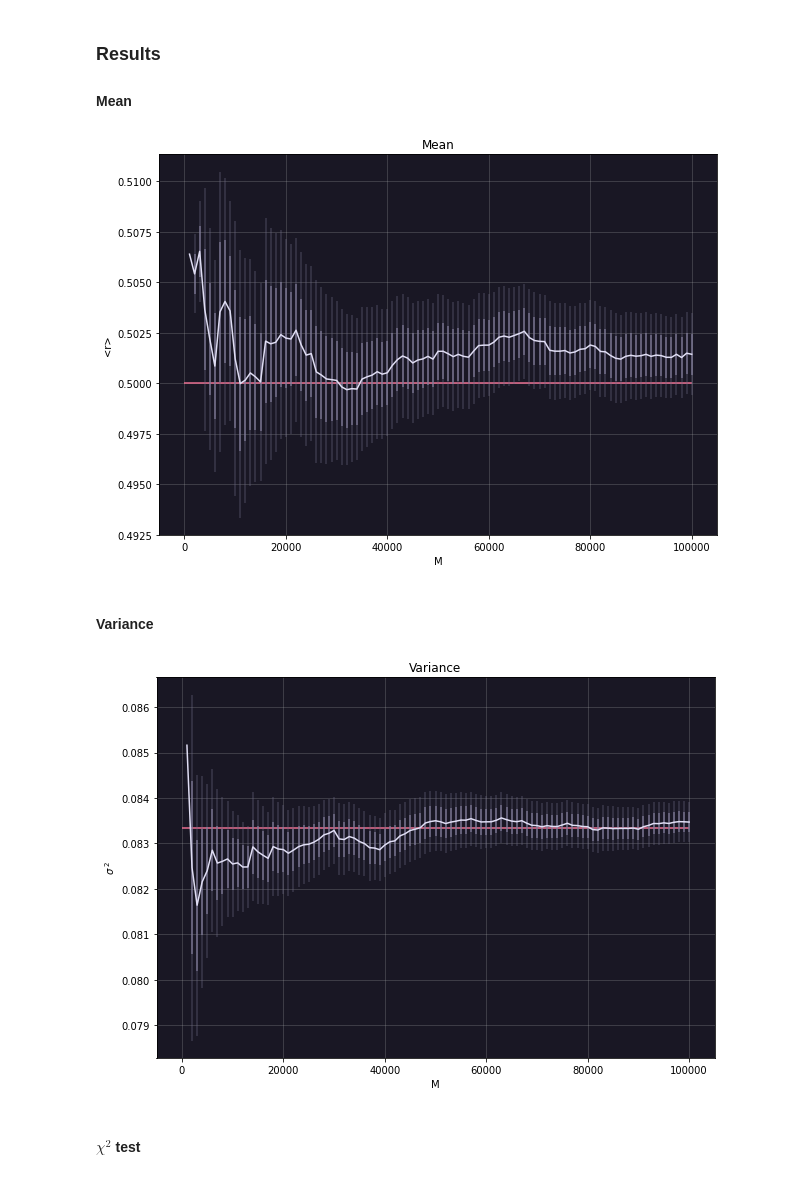
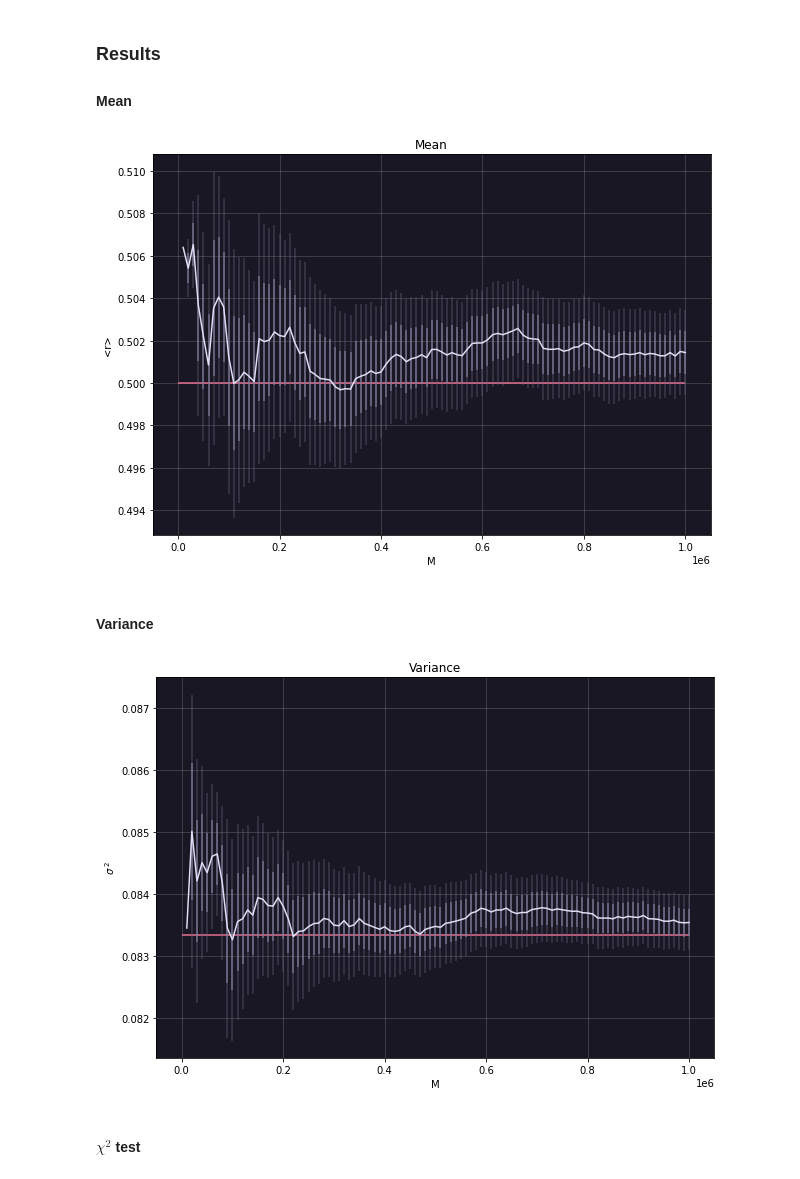
Before and after one commit to ormfav/LsnDavideVallenzasca, a Jupyter notebook: 01/01.ipynb, the cells around one changed output. Cells and saved outputs as stored; diff of their text form; code cells hidden in the pictures.

```diff
--- a/01/01.ipynb
+++ b/01/01.ipynb
@@ -48,7 +48,7 @@ lmn = "#eb6f92"
 For mean and variance evaluations we divided the estimation in `N_BLOCKS` blocks with `STEPS_PER_BLOCK` steps each -
 with:
 # %%
-c1=LoadConfig("config/011-ave_var-conf.inl")
+c1=LoadConfig("in/011-ave_var-conf.inl")
 PrintConf(c1)
 # %% [output]
 N_BLOCKS           100
@@ -66,44 +66,44 @@ N_TESTS            100
 ### Results
 #### Mean
 # %%
-data = np.genfromtxt("Data/011-progressive_averages.csv", delimiter=",", skip_header=1)
+data = np.genfromtxt("out/011-progressive_averages.csv", delimiter=",", skip_header=1)
 data[:,0]*=c1['STEPS_PER_BLOCK']
 
 fig=plt.figure(figsize=(10, 7))
 plt.axes().set_facecolor(bgp)
 
 plt.hlines(0.5, 0, c1['STEPS_PER_BLOCK']*c1["N_BLOCKS"],color=lmn)
-#posso mettere insieme a errorbar? ha senso cambiare tipo di grafico?
-plt.vlines(data[:,0],-data[:,2]+data[:,1],data[:,2]+data[:,1],color=err,alpha=0.8)
-plt.vlines(data[:,0],-2*data[:,2]+data[:,1],2*data[:,2]+data[:,1],color=er2,alpha=0.4)
-plt.errorbar(data[:,0],data[:,1],color=txt)
+
+plt.vlines(data[:,0],-data[:,4]+data[:,3],data[:,4]+data[:,3],color=err,alpha=0.8)
+plt.vlines(data[:,0],-2*data[:,4]+data[:,3],2*data[:,4]+data[:,3],color=er2,alpha=0.4)
+plt.errorbar(data[:,0],data[:,3],color=txt)
 plt.xlabel('M')
 plt.ylabel('<r>')
 plt.title("Mean")
 plt.grid(alpha=0.3)
 plt.show()
 # %% [output]
-[figure, old version]
+[figure, new version]
 # %% [markdown]
 #### Variance
 # %%
-data = np.genfromtxt("Data/011-progressive_variances.csv", delimiter=",", skip_header=1)
+data = np.genfromtxt("out/011-progressive_variances.csv", delimiter=",", skip_header=1)
 data[:,0]*=c1['STEPS_PER_BLOCK']
 
 fig=plt.figure(figsize=(10, 7))
 plt.axes().set_facecolor(bgp)
 
 plt.hlines(1/12, 0, c1['STEPS_PER_BLOCK']*c1["N_BLOCKS"],color=lmn)
-plt.vlines(data[:,0],-data[:,2]+data[:,1],data[:,2]+data[:,1],color=err,alpha=0.8)
-plt.vlines(data[:,0],-2*data[:,2]+data[:,1],2*data[:,2]+data[:,1],color=er2,alpha=0.4)
-plt.errorbar(data[:,0],data[:,1],color=txt)
+plt.vlines(data[:,0],-data[:,4]+data[:,3],data[:,4]+data[:,3],color=err,alpha=0.8)
+plt.vlines(data[:,0],-2*data[:,4]+data[:,3],2*data[:,4]+data[:,3],color=er2,alpha=0.4)
+plt.errorbar(data[:,0],data[:,3],color=txt)
 plt.xlabel('M')
 plt.ylabel('$\sigma\,^2$')
 plt.title("Variance")
 plt.grid(alpha=0.3)
 plt.show()
 # %% [output]
-[figure, old version]
+[figure, new version]
 # %% [markdown]
 ####  $\chi^2$ test
 # %%
```
Also changed, not shown: parts of 8 cells of this notebook, 10 other files.
